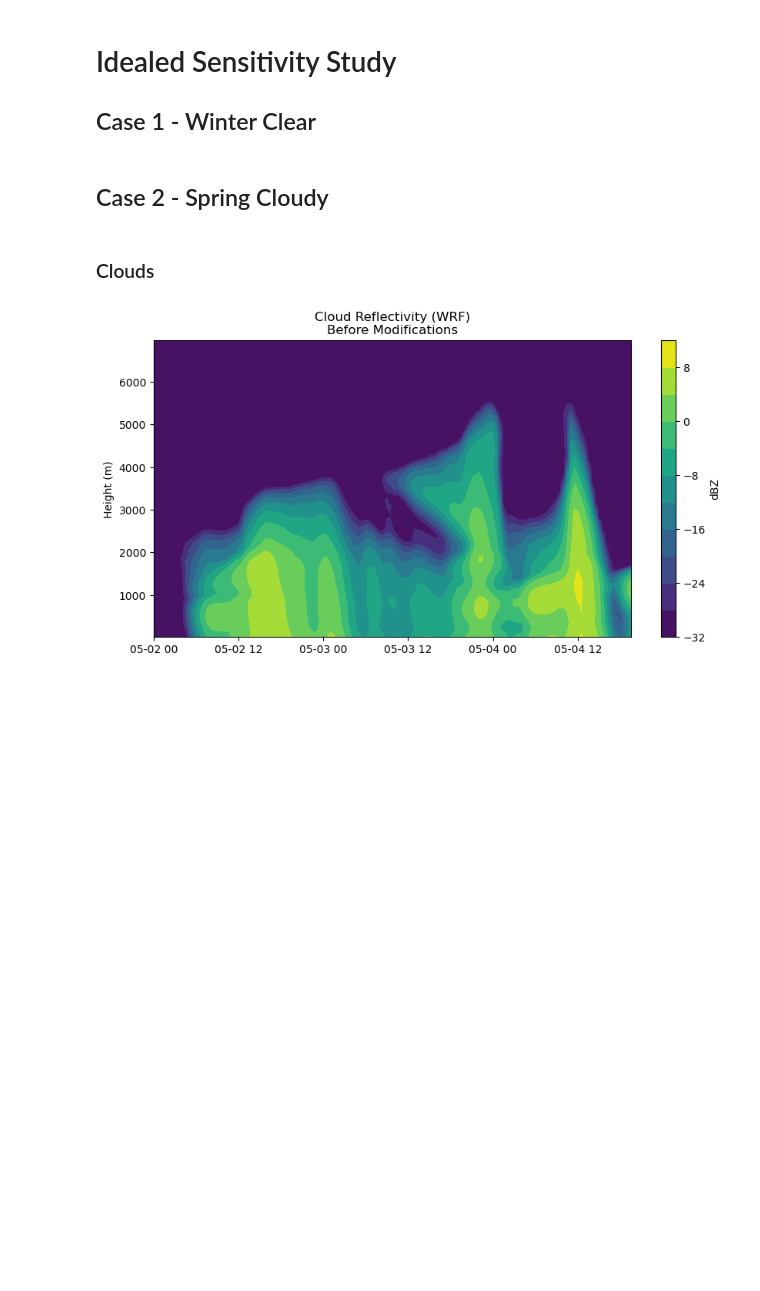
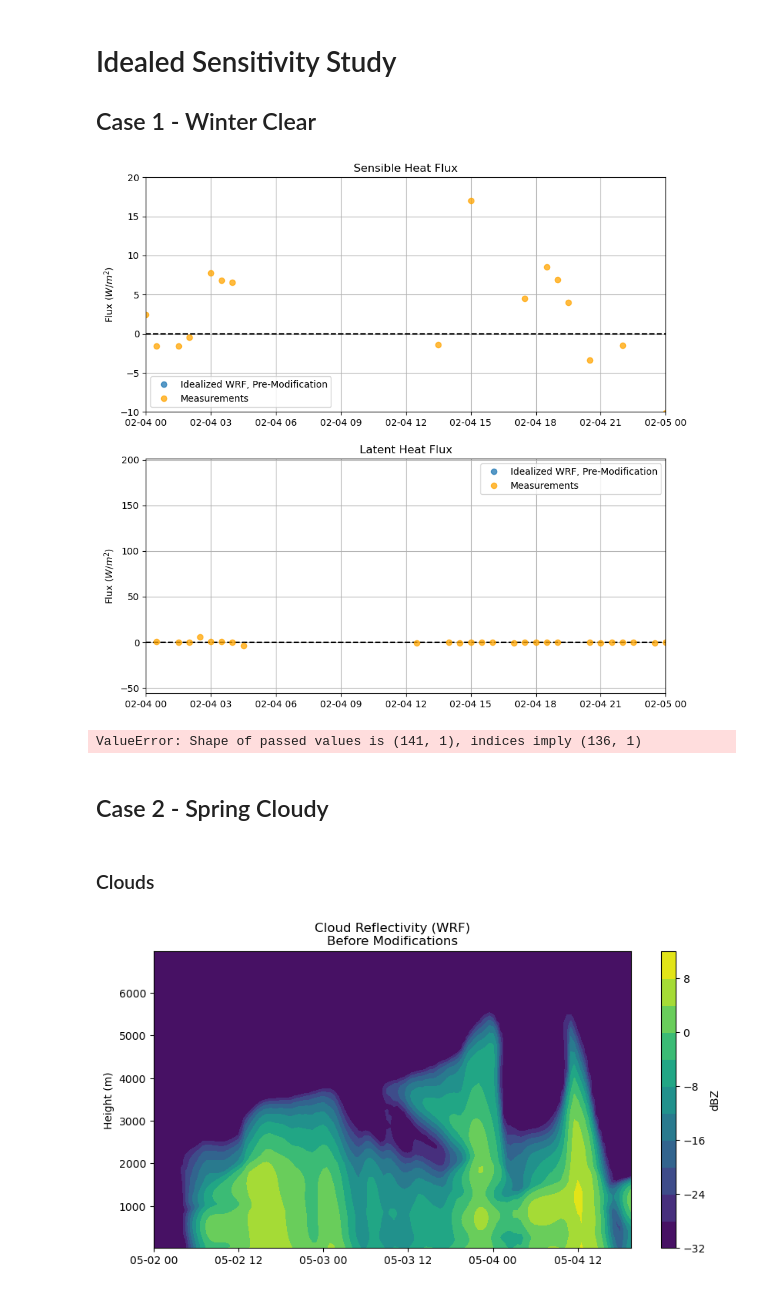
Before and after one commit to sarahymurphy/wrf_landusetbl_sensitivity, a Jupyter notebook: sensitivity_ideal.ipynb, the cells around one changed output. Cells and saved outputs as stored; diff of their text form; code cells hidden in the pictures; blank space fills up the shorter version.

```diff
--- a/sensitivity_ideal.ipynb
+++ b/sensitivity_ideal.ipynb
@@ -38,3 +38,62 @@ M_lat = -pd.DataFrame(Measurements_seb.variables['surface_downward_latent_heat_f
 M_sen = -pd.DataFrame(Measurements_seb.variables['surface_downward_sensible_heat_flux'].values,
                       index = pd.to_datetime(Measurements_seb.variables['unix_time'].values, unit = 's'), columns = ['sh'])
 # sensible and latent heat flux negative to match WRF sign convention
+# %%
+sdate = '2015-02-04'
+edate = '2015-02-06'
+
+M_net = (M_downlw['lw'] - M_uplw['lw'])
+sebmask = (M_downlw.index > sdate) & (M_downlw.index < edate)
+# %%
+fns = glob('/Volumes/seagate_desktop/idealized/case1/000101/wrfo*')
+wrflist = list()
+for fn in fns:
+    wrflist.append(Dataset(fn))
+
+dbz = getvar(wrflist, "dbz", timeidx=ALL_TIMES, method="cat").mean('south_north').mean('west_east')
+z = getvar(wrflist, "z").mean('south_north').mean('west_east')
+dbz_df = pd.DataFrame(dbz.values, index = dbz.Time.values, columns = z)
+# %%
+lh = getvar(wrflist, "LH", timeidx=ALL_TIMES, method="cat").mean('south_north').mean('west_east')
+lh_df = pd.DataFrame(lh.values, index = lh.Time.values)
+
+sh = getvar(wrflist, "HFX", timeidx=ALL_TIMES, method="cat").mean('south_north').mean('west_east')
+sh_df = pd.DataFrame(sh.values, index = sh.Time.values)
+# %%
+plt.figure(figsize = (10,10))
+plt.subplot(211)
+plt.plot(lh, 'o', alpha = 0.75)
+plt.plot(M_sen[sdate:edate], 'o', alpha = 0.75, color = 'orange')
+plt.hlines(0, xmin = sdate, xmax = '2015-05-05', linestyle = '--', color = 'k')
+plt.ylabel('Flux $(W/m^{2})$')
+plt.title('Sensible Heat Flux')
+plt.grid()
+plt.legend(['Idealized WRF, Pre-Modification', 'Measurements'])
+plt.ylim(-10,20)
+plt.xlim(sdate,'2015-02-05');
+
+plt.subplot(212)
+plt.plot(sh, 'o', alpha = 0.75)
+plt.plot(M_lat[sdate:edate], 'o', alpha = 0.75, color = 'orange')
+plt.hlines(0, xmin = sdate, xmax = '2015-02-05', linestyle = '--', color = 'k')
+plt.ylabel('Flux $(W/m^{2})$')
+plt.title('Latent Heat Flux')
+plt.grid()
+plt.legend(['Idealized WRF, Pre-Modification', 'Measurements'])
+plt.xlim(sdate,'2015-02-05');
+# %% [output]
+[figure, added]
+# %%
+lwdnb = getvar(wrflist, "LWDNB", timeidx=ALL_TIMES, method="cat").mean('south_north').mean('west_east')
+lwdnb_df = pd.DataFrame(lwdnb.values, index = lwupb.Time.values)
+
+lwupb = getvar(wrflist, "LWUPB", timeidx=ALL_TIMES, method="cat").mean('south_north').mean('west_east')
+lwupb_df = pd.DataFrame(lwupb.values, index = lwupb.Time.values)
+
+swdnb = getvar(wrflist, "SWDNB", timeidx=ALL_TIMES, method="cat").mean('south_north').mean('west_east')
+swdnb_df = pd.DataFrame(swdnb.values, index = swdnb.Time.values)
+
+swupb = getvar(wrflist, "SWUPB", timeidx=ALL_TIMES, method="cat").mean('south_north').mean('west_east')
+swupb_df = pd.DataFrame(swupb.values, index = swupb.Time.values)
+# %% [output]
+ValueError: Shape of passed values is (141, 1), indices imply (136, 1)
```
Also changed, not shown: parts of 5 cells of this notebook, 28 other files.
